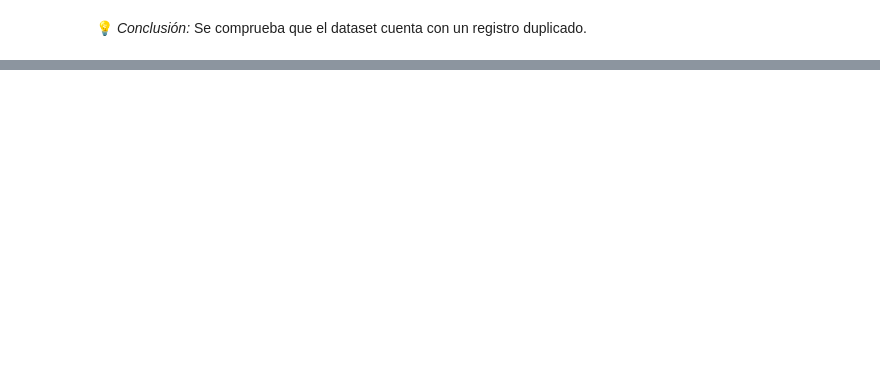
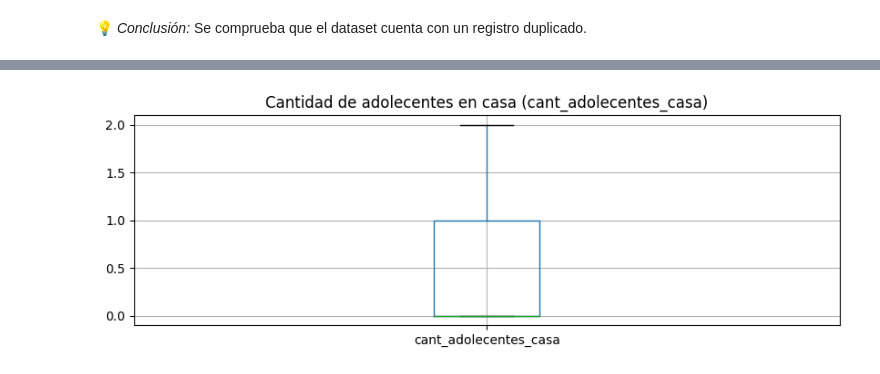
Before and after one commit to chetincho/proyecto_data_science_ii, a Jupyter notebook: main.ipynb, the cells around one changed output, grey strips where cells are left out. Saved outputs shown, nothing was run; the diff lists cells and outputs as text; code cells hidden in the pictures; blank space fills up the shorter version.

```diff
--- a/main.ipynb
+++ b/main.ipynb
@@ -188,0 +216,8 @@ Total de registros duplicados: 1
+# %%
+plt.figure(figsize=(10, 3))
+df.boxplot(column='cant_adolecentes_casa')
+plt.title('Cantidad de adolecentes en casa (cant_adolecentes_casa)')
+plt.xticks(rotation=0)
+plt.show()
+# %% [output]
+[figure, added]
```
Also changed, not shown: parts of 50 cells of this notebook.
